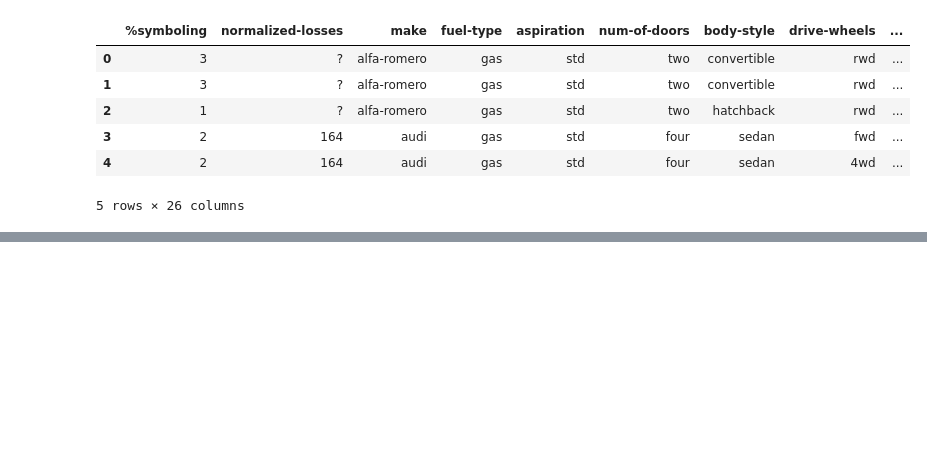
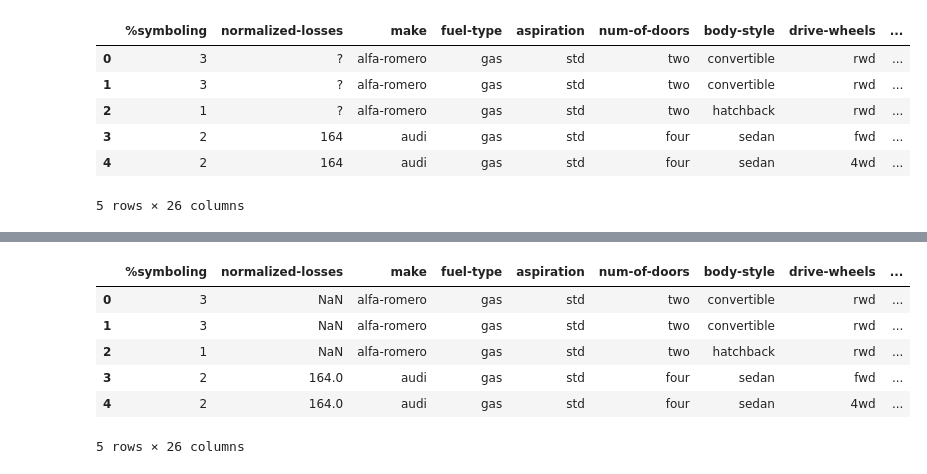
Before and after one commit to diardanoraihan/Linear_Regression_Projects, a Jupyter notebook: Car_Price_Case/main.ipynb, the cells around one changed output, grey strips where cells are left out. Cells and saved outputs as stored; diff of their text form; code cells hidden in the pictures; blank space fills up the shorter version.

```diff
--- a/Car_Price_Case/main.ipynb
+++ b/Car_Price_Case/main.ipynb
@@ -35,0 +77,4 @@ df.head()
+# %%
+columns = df.columns.to_list()
+for col in columns:
+  print(df[col].isna().value_counts())
@@ -35,0 +137,8 @@ df.head()
+# %%
+# Let's change the data type for numerical columns
+num_columns = ['normalized-losses', ' wheel-base', 'length', 'width', 'height', 'curb-weight', 'engine-size',  'bore', 'stroke', 'compression-ratio', 'horsepower', 'peak-rpm', 'city-mpg', 'highway-mpg', 'price']
+# num_columns = ['normalized-losses']
+for col in num_columns:
+  df_master[col] = df_master[col].astype(np.float64)
+# df_master['normalized-losses'] = df_master['normalized-losses'].astype('Int64')
+df_master.info()
@@ -35,0 +180,10 @@ df.head()
+# %%
+df_master.head()
+# %% [output]
+|  | %symboling | normalized-losses | make | fuel-type | aspiration | num-of-doors | body-style | drive-wheels | ... |
+| 0 | 3 | NaN | alfa-romero | gas | std | two | convertible | rwd | ... |
+| 1 | 3 | NaN | alfa-romero | gas | std | two | convertible | rwd | ... |
+| 2 | 1 | NaN | alfa-romero | gas | std | two | hatchback | rwd | ... |
+| 3 | 2 | 164.0 | audi | gas | std | four | sedan | fwd | ... |
+| 4 | 2 | 164.0 | audi | gas | std | four | sedan | 4wd | ... |
+5 rows × 26 columns
```
Also changed, not shown: parts of 12 cells of this notebook.
